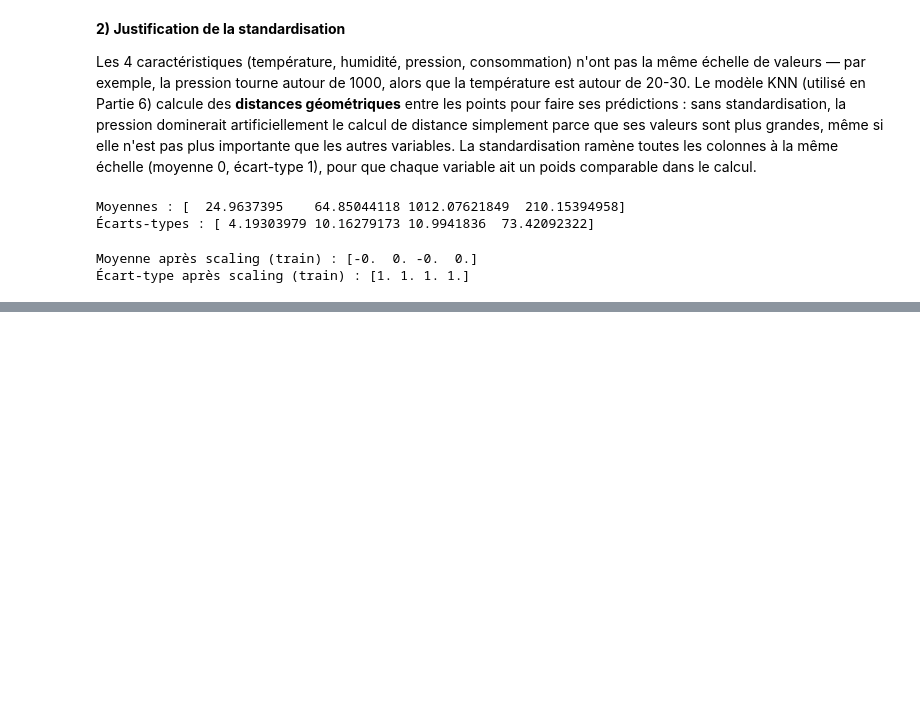
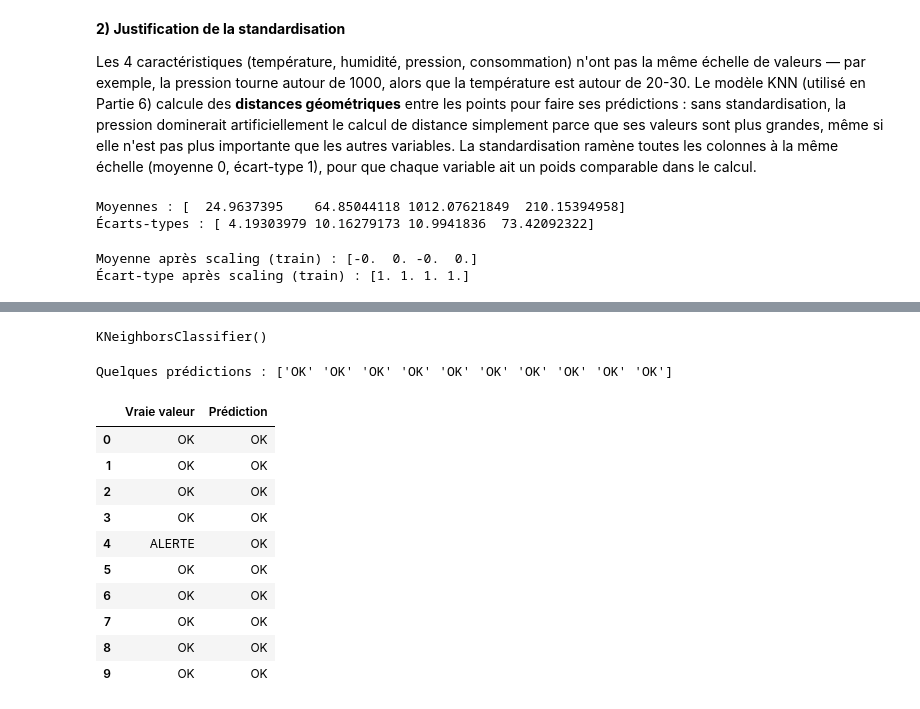
Before and after one commit to fatoufall737/atelier-scikit-learn-iot, a Jupyter notebook: atelier_scikit_learn_iot.ipynb, the cells around one changed output, grey strips where cells are left out. Cells and saved outputs as stored; diff of their text form; code cells hidden in the pictures; blank space fills up the shorter version.

Commit message:
Partie 6 : entraînement et prédiction du modèle KNN

```diff
--- a/atelier_scikit_learn_iot.ipynb
+++ b/atelier_scikit_learn_iot.ipynb
@@ -210,0 +219,37 @@ Moyenne après scaling (train) : [-0.  0. -0.  0.]
+# %%
+#Question 1 : sélectionne le modèle KNN avec 5 voisins.
+from sklearn.neighbors import KNeighborsClassifier
+
+modele = KNeighborsClassifier(n_neighbors=5)
+# %%
+#Question 2 : entraînement du modèle.
+modele.fit(X_train_scaled, y_train)
+# %% [output]
+KNeighborsClassifier()
+# %%
+#Question 3 : détermine y_pred, la prédiction du modèle avec l'ensemble de test
+y_pred = modele.predict(X_test_scaled)
+# %%
+#Question 4 : affiche quelques prédictions.
+print("Quelques prédictions :", y_pred[:10])
+# %% [output]
+Quelques prédictions : ['OK' 'OK' 'OK' 'OK' 'OK' 'OK' 'OK' 'OK' 'OK' 'OK']
+# %%
+#Question 5: compare ces prédictions avec les vraies valeurs.
+comparaison = pd.DataFrame({
+    "Vraie valeur": y_test.values[:10],
+    "Prédiction": y_pred[:10]
+})
+comparaison
+# %% [output]
+|  | Vraie valeur | Prédiction |
+| 0 | OK | OK |
+| 1 | OK | OK |
+| 2 | OK | OK |
+| 3 | OK | OK |
+| 4 | ALERTE | OK |
+| 5 | OK | OK |
+| 6 | OK | OK |
+| 7 | OK | OK |
+| 8 | OK | OK |
+| 9 | OK | OK |
```
Also changed, not shown: parts of 1 cell of this notebook.
